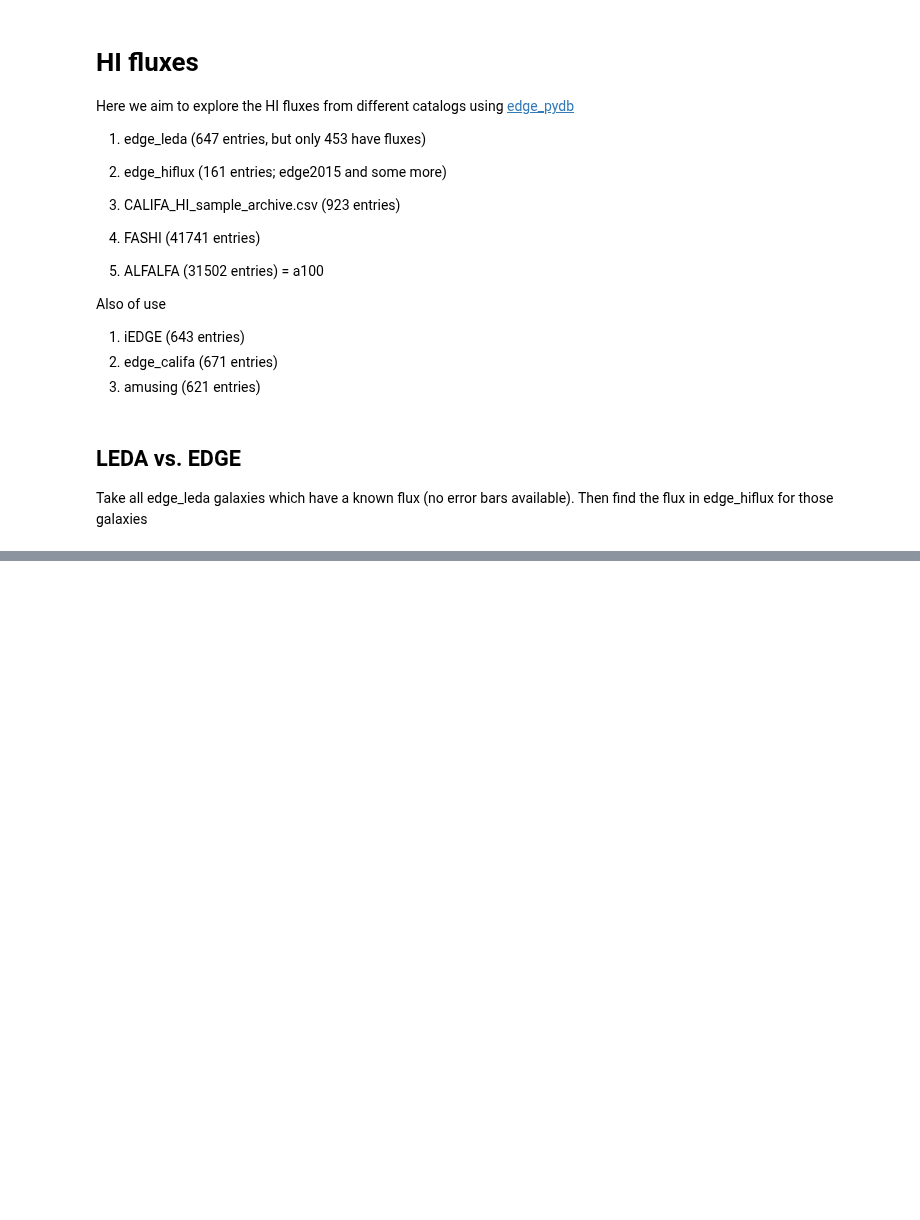
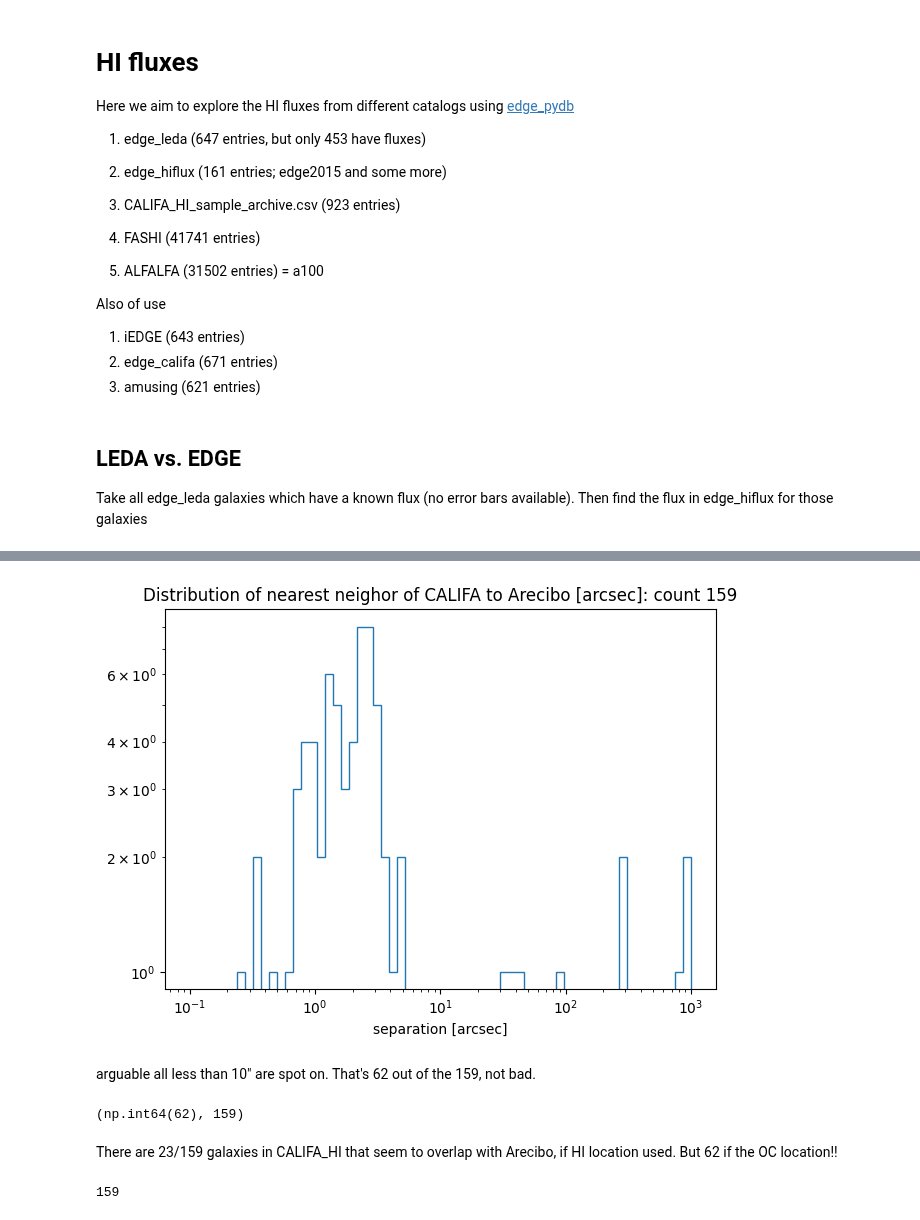
Before and after one commit to teuben/GBT-EDGE-HI, a Jupyter notebook: gals/hi_surveys.ipynb, the cells around one changed output, grey strips where cells are left out. Drawn from its saved outputs; the diff is of its cells as text; code cells hidden in the pictures; blank space fills up the shorter version.

Commit message:
add plots correlating CALIFA with ALFALFA

```diff
--- a/gals/hi_surveys.ipynb
+++ b/gals/hi_surveys.ipynb
@@ -210,0 +426,31 @@ a100
+# %%
+#a100_c = SkyCoord(a100["RAdeg_HI"]*u.deg, a100["DECdeg_HI"]*u.deg)
+a100_c = SkyCoord(a100["RAdeg_OC"]*u.deg, a100["DECdeg_OC"]*u.deg)
+# %%
+t31 = join(t3,t1)   # 159
+t31_c = SkyCoord(t31["ledaRA"], t31["ledaDE"])
+# %%
+idx, sep, _ = t31_c.match_to_catalog_sky(a100_c)
+# %%
+plt.hist(sep.arcsec, histtype="step", bins=np.logspace(-1, 3.0, 64))
+plt.xlabel("separation [arcsec]")
+plt.xscale("log")
+plt.yscale("log")
+plt.title(f"Distribution of nearest neighor of CALIFA to Arecibo [arcsec]: count {len(sep)}")
+plt.tight_layout()
+# %% [output]
+[figure, added]
+# %% [markdown]
+arguable all less than 10" are spot on. That's 62 out of the 159, not bad.
+# %%
+(sep < 10 * u.arcsec).sum(), len(t31)
+# %% [output]
+(np.int64(62), 159)
+# %% [markdown]
+There are 23/159 galaxies in CALIFA_HI that seem to overlap with Arecibo, if HI location used. But 62 if the OC location!!
+# %%
+a100_near = a100[idx]
+print(len(a100_near))
+a100_near["sep"] = sep.arcsec
+# %% [output]
+159
```
Also changed, not shown: parts of 29 cells of this notebook.
